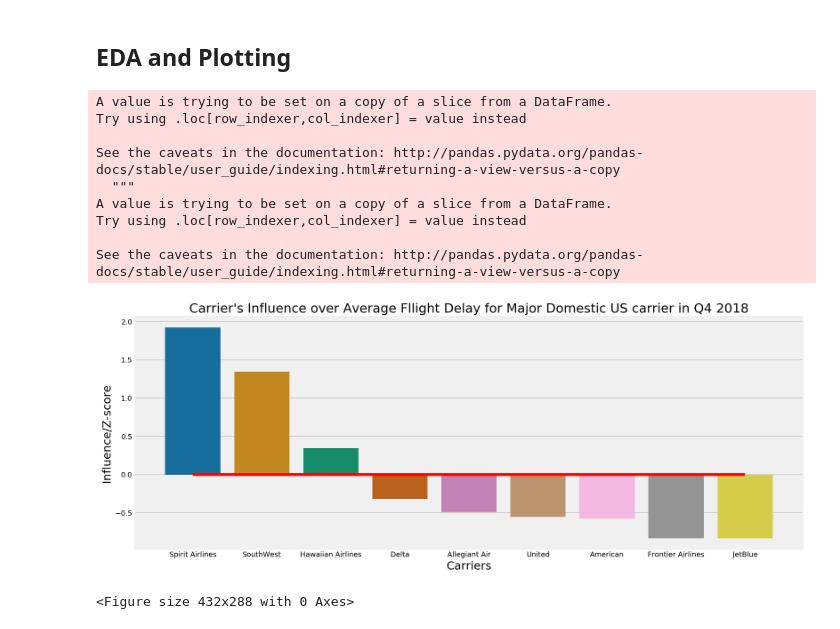
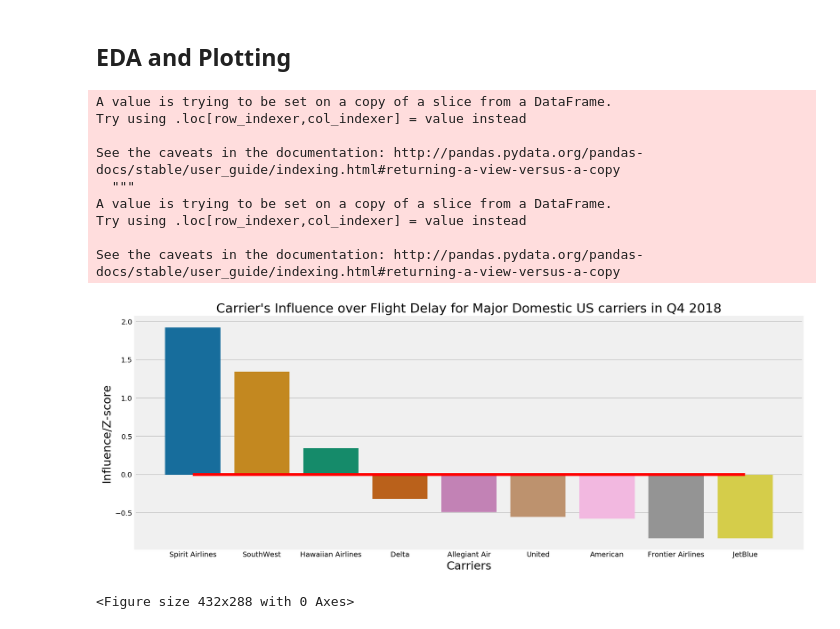
Before and after one commit to ikviatkovski/US_Domestic_Flights_Delays_Analysis, a Jupyter notebook: AUX/Auxiliary Code.ipynb, the cells around one changed output. Drawn from its saved outputs; the diff is of its cells as text; code cells hidden in the pictures.

```diff
--- a/AUX/Auxiliary Code.ipynb
+++ b/AUX/Auxiliary Code.ipynb
@@ -79,35 +79,35 @@ influence_carrier['norm'] = (data[data['feature'].str.startswith('carrier')]['co
 influence_carrier['feature']=influence_carrier['feature'].str.replace('carrier_','')
 
 #Barchart of average delay by carriers
 f, ax = plt.subplots(figsize=(15,6))
 
 #Color coding is based on https://stackoverflow.com/questions/36271302/changing-color-scale-in-seaborn-bar-plot
 sns.set_color_codes("colorblind")
 pal = sns.color_palette("colorblind", len(influence_carrier['feature']))
 rank = influence_carrier['norm'].argsort().argsort()
 
 sns.barplot(x=influence_carrier['feature'], y=influence_carrier['norm'], data=influence_carrier,
             label="", palette=np.array(pal[::-1])[rank]);
 
 #Plotting a horizontal line for a "true delay" of 15 minutes cut-off
 sns.lineplot(x=influence_carrier['feature'],y=0, color='red')
 
-plt.title(label = "Carrier's Influence over Average Fllight Delay for Major Domestic US carrier in Q4 2018", fontsize=18);
+plt.title(label = "Carrier's Influence over Flight Delay for Major Domestic US carriers in Q4 2018", fontsize=18);
 plt.ylabel("Influence/Z-score", fontsize=16);
 plt.xlabel("Carriers", fontsize=16);
 #Saving plot into a png file
 plt.savefig('carrier_average_delay_influence.png', transparent=True);
 # %% [output]
 A value is trying to be set on a copy of a slice from a DataFrame.
 Try using .loc[row_indexer,col_indexer] = value instead
 
 See the caveats in the documentation: http://pandas.pydata.org/pandas-docs/stable/user_guide/indexing.html#returning-a-view-versus-a-copy
   """
 A value is trying to be set on a copy of a slice from a DataFrame.
 Try using .loc[row_indexer,col_indexer] = value instead
 
 See the caveats in the documentation: http://pandas.pydata.org/pandas-docs/stable/user_guide/indexing.html#returning-a-view-versus-a-copy
-[figure, old version]
+[figure, new version]
 # %%
 #Saving plot into a png file
 plt.savefig('carrier_average_delay_influence.png', transparent=True);
```
Also changed, not shown: parts of 2 cells of this notebook, 4 other files.
